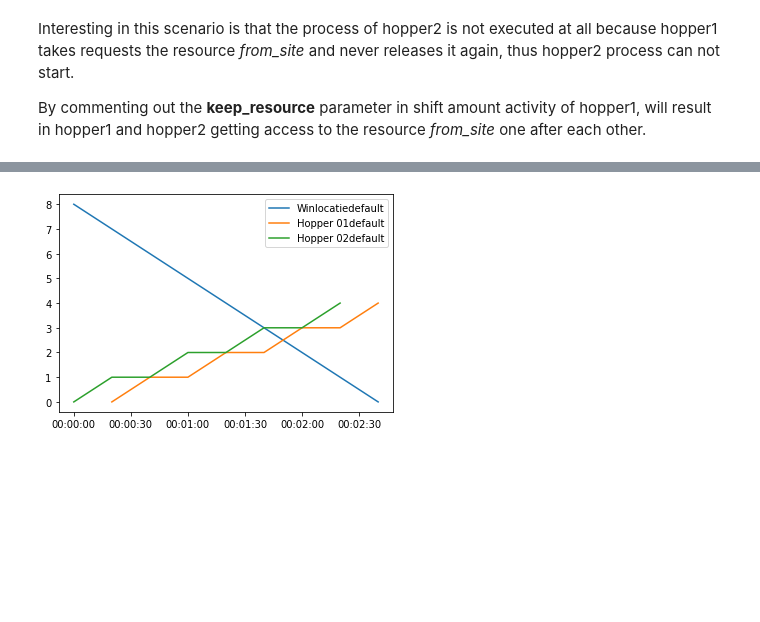
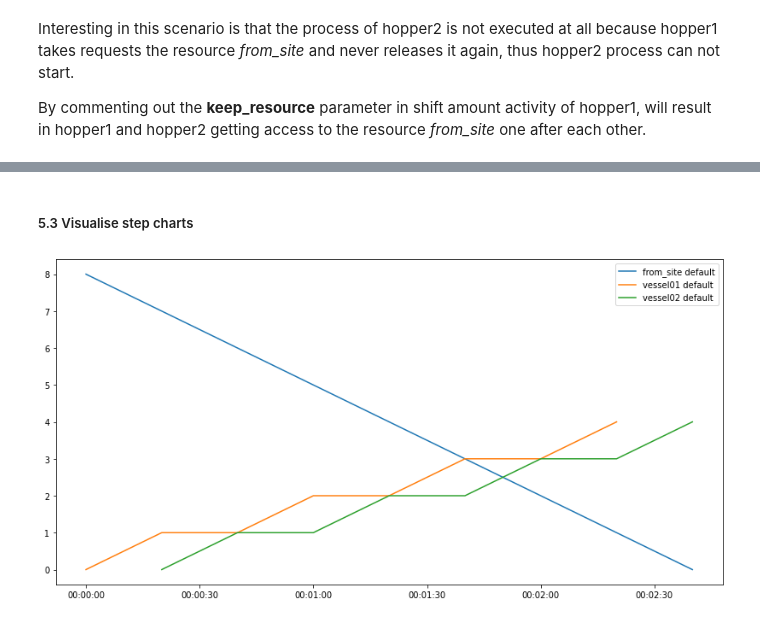
Before and after one commit to TUDelft-CITG/OpenCLSim, a Jupyter notebook: notebooks/13_Resource_synchronization_example.ipynb, the cells around one changed output, grey strips where cells are left out. Cells and saved outputs as stored; diff of their text form; code cells hidden in the pictures; blank space fills up the shorter version.

```diff
--- a/notebooks/13_Resource_synchronization_example.ipynb
+++ b/notebooks/13_Resource_synchronization_example.ipynb
@@ -68,23 +88,25 @@ from_site = Site(
 # %%
-hopper1 = TransportProcessingResource(
-    env=my_env,
-    name="Hopper 01",
-    ID="6dbbbdf6-4589-11e9-95a2-b469212bff5b",
-    geometry=location_from_site,
-    loading_rate=1,
-    unloading_rate=1,
-    capacity=4,
-    compute_v=lambda x: 10,
-)
+# prepare input data for vessel_01
+data_vessel01 = {"env": my_env,
+                 "name": "vessel01",
+                 "geometry": location_from_site,
+                 "loading_rate": 1,
+                 "unloading_rate": 1,
+                 "capacity": 4,
+                 "compute_v": lambda x: 10
+               }
+# instantiate vessel_01
+vessel01 = TransportProcessingResource(**data_vessel01)
 
-hopper2 = TransportProcessingResource(
-    env=my_env,
-    name="Hopper 02",
-    ID="5dbbbdf6-4589-11e9-95a2-b469212bff5b",
-    geometry=location_from_site,
-    loading_rate=1,
-    unloading_rate=1,
-    capacity=4,
-    compute_v=lambda x: 10,
-)
+# prepare input data for vessel_02
+data_vessel02 = {"env": my_env,
+                 "name": "vessel02",
+                 "geometry": location_from_site,
+                 "loading_rate": 1,
+                 "unloading_rate": 1,
+                 "capacity": 4,
+                 "compute_v": lambda x: 10
+               }
+# instantiate vessel_02
+vessel02 = TransportProcessingResource(**data_vessel02)
 # %% [markdown]
@@ -199,4 +267,6 @@ By commenting out the **keep_resource** parameter in shift amount activity of ho
+# %% [markdown]
+##### 5.3 Visualise step charts
 # %%
-fig = plot.get_step_chart([from_site, hopper1, hopper2])
+fig = plot.get_step_chart([from_site, vessel01, vessel02])
 # %% [output]
-[figure, old version]
+[figure, new version]
```
Also changed, not shown: parts of 29 cells of this notebook.
